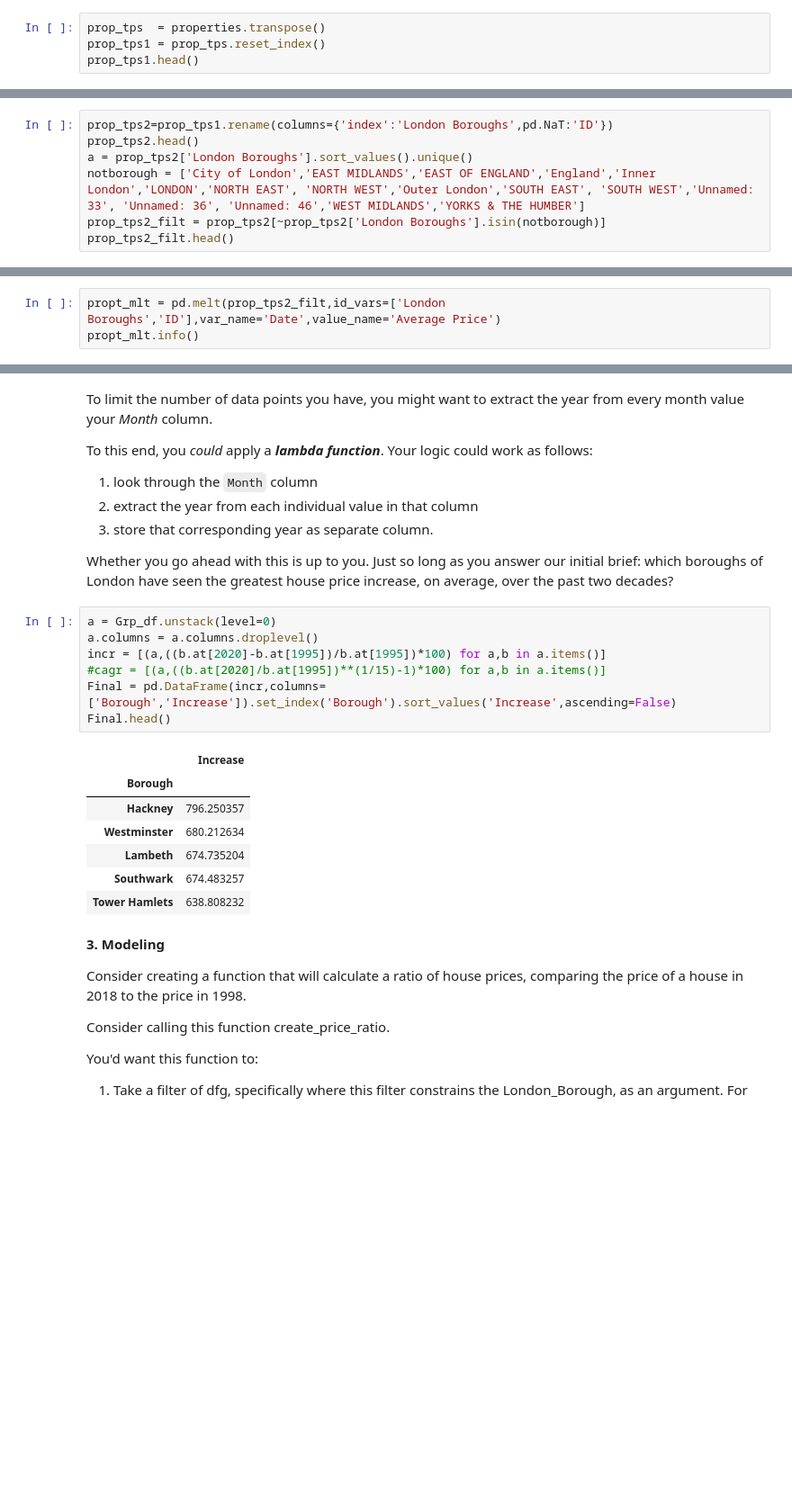
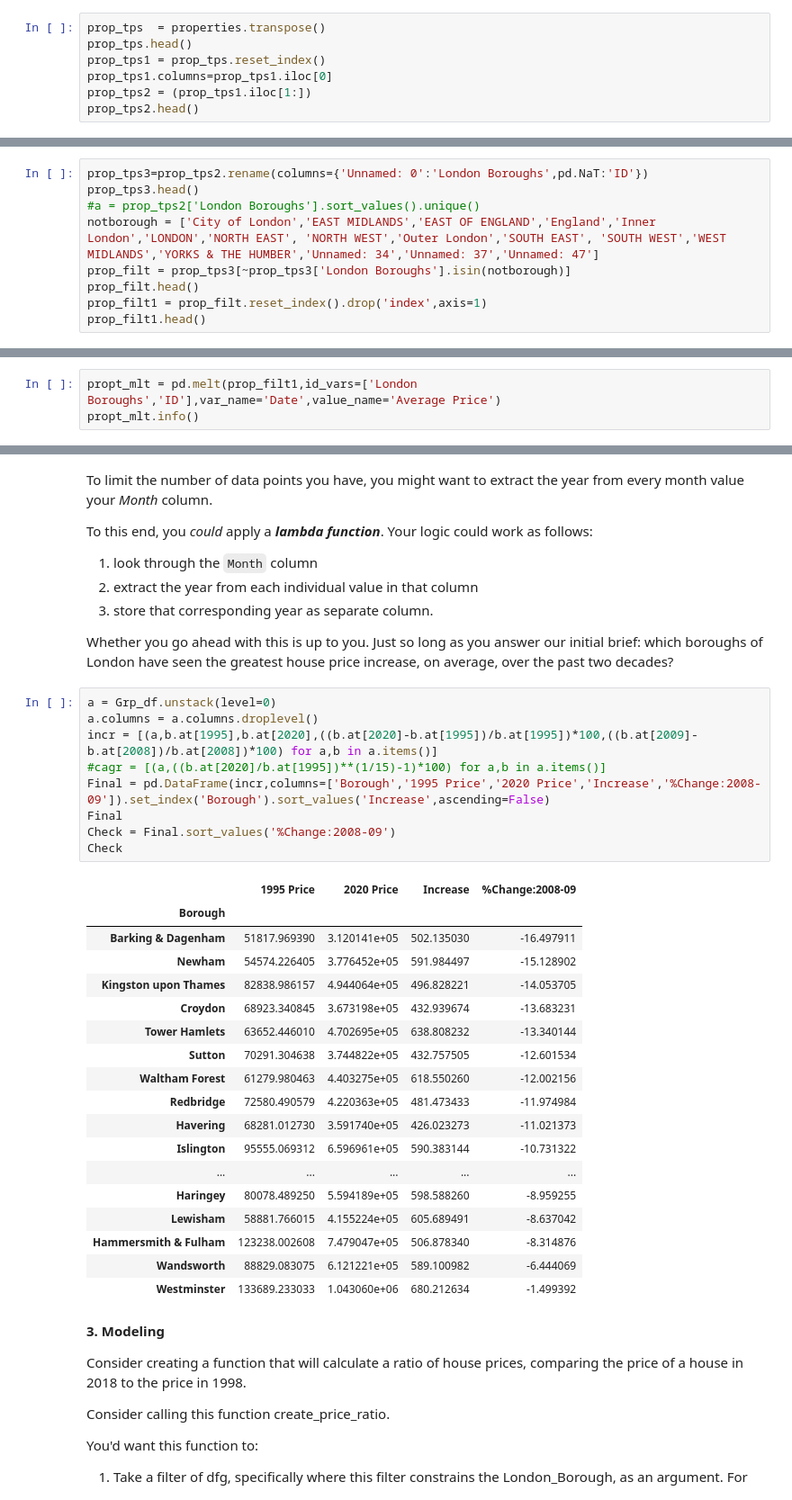
Before and after one commit to phatakshaunak/Springboard-Data-Science, a Jupyter notebook: Unit 4 Challenge - Tier 3.ipynb, the cells around one changed output, grey strips where cells are left out. Shown at 90% size. Saved outputs shown, nothing was run; the diff lists cells and outputs as text; blank space fills up the shorter version.

```diff
--- a/Unit 4 Challenge - Tier 3.ipynb
+++ b/Unit 4 Challenge - Tier 3.ipynb
@@ -121,6 +121,9 @@ You might find you need to transpose your dataframe, check out what its row inde
 Don't be afraid to use StackOverflow for help  with this.
 # %%
 prop_tps  = properties.transpose()
+prop_tps.head()
 prop_tps1 = prop_tps.reset_index()
-prop_tps1.head()
+prop_tps1.columns=prop_tps1.iloc[0]
+prop_tps2 = (prop_tps1.iloc[1:])
+prop_tps2.head()
 # %% [output]
@@ -136,11 +139,13 @@ prop_tps1.head()
 
 You might we have to **rename** a couple columns. How do you do this? The clue's pretty bold...
 # %%
-prop_tps2=prop_tps1.rename(columns={'index':'London Boroughs',pd.NaT:'ID'})
-prop_tps2.head()
-a = prop_tps2['London Boroughs'].sort_values().unique()
-notborough = ['City of London','EAST MIDLANDS','EAST OF ENGLAND','England','Inner London','LONDON','NORTH EAST', 'NORTH WEST','Outer London','SOUTH EAST', 'SOUTH WEST','Unnamed: 33', 'Unnamed: 36', 'Unnamed: 46','WEST MIDLANDS','YORKS & THE HUMBER']
-prop_tps2_filt = prop_tps2[~prop_tps2['London Boroughs'].isin(notborough)]
-prop_tps2_filt.head()
+prop_tps3=prop_tps2.rename(columns={'Unnamed: 0':'London Boroughs',pd.NaT:'ID'})
+prop_tps3.head()
+#a = prop_tps2['London Boroughs'].sort_values().unique()
+notborough = ['City of London','EAST MIDLANDS','EAST OF ENGLAND','England','Inner London','LONDON','NORTH EAST', 'NORTH WEST','Outer London','SOUTH EAST', 'SOUTH WEST','WEST MIDLANDS','YORKS & THE HUMBER','Unnamed: 34','Unnamed: 37','Unnamed: 47']
+prop_filt = prop_tps3[~prop_tps3['London Boroughs'].isin(notborough)]
+prop_filt.head()
+prop_filt1 = prop_filt.reset_index().drop('index',axis=1)
+prop_filt1.head()
 # %% [output]
 |  | London Boroughs | ID | 1995-01-01 00:00:00 | 1995-02-01 00:00:00 | 1995-03-01 00:00:00 | ... |
@@ -157,7 +162,7 @@ Remember what Wes McKinney said about tidy data?
 
 You might need to **melt** your DataFrame here.
 # %%
-propt_mlt = pd.melt(prop_tps2_filt,id_vars=['London Boroughs','ID'],var_name='Date',value_name='Average Price')
+propt_mlt = pd.melt(prop_filt1,id_vars=['London Boroughs','ID'],var_name='Date',value_name='Average Price')
 propt_mlt.info()
 # %% [output]
 <class 'pandas.core.frame.DataFrame'>
@@ -217,18 +240,31 @@ Whether you go ahead with this is up to you. Just so long as you answer our init
 # %%
 a = Grp_df.unstack(level=0)
 a.columns = a.columns.droplevel()
-incr = [(a,((b.at[2020]-b.at[1995])/b.at[1995])*100) for a,b in a.items()]
+incr = [(a,b.at[1995],b.at[2020],((b.at[2020]-b.at[1995])/b.at[1995])*100,((b.at[2009]-b.at[2008])/b.at[2008])*100) for a,b in a.items()]
 #cagr = [(a,((b.at[2020]/b.at[1995])**(1/15)-1)*100) for a,b in a.items()]
-Final = pd.DataFrame(incr,columns=['Borough','Increase']).set_index('Borough').sort_values('Increase',ascending=False)
-Final.head()
+Final = pd.DataFrame(incr,columns=['Borough','1995 Price','2020 Price','Increase','%Change:2008-09']).set_index('Borough').sort_values('Increase',ascending=False)
+Final
+Check = Final.sort_values('%Change:2008-09')
+Check
 # %% [output]
-|  | Increase |
-| Borough |  |
-| Hackney | 796.250357 |
-| Westminster | 680.212634 |
-| Lambeth | 674.735204 |
-| Southwark | 674.483257 |
-| Tower Hamlets | 638.808232 |
+|  | 1995 Price | 2020 Price | Increase | %Change:2008-09 |
+| Borough |  |  |  |  |
+| Barking & Dagenham | 51817.969390 | 3.120141e+05 | 502.135030 | -16.497911 |
+| Newham | 54574.226405 | 3.776452e+05 | 591.984497 | -15.128902 |
+| Kingston upon Thames | 82838.986157 | 4.944064e+05 | 496.828221 | -14.053705 |
+| Croydon | 68923.340845 | 3.673198e+05 | 432.939674 | -13.683231 |
+| Tower Hamlets | 63652.446010 | 4.702695e+05 | 638.808232 | -13.340144 |
+| Sutton | 70291.304638 | 3.744822e+05 | 432.757505 | -12.601534 |
+| Waltham Forest | 61279.980463 | 4.403275e+05 | 618.550260 | -12.002156 |
+| Redbridge | 72580.490579 | 4.220363e+05 | 481.473433 | -11.974984 |
+| Havering | 68281.012730 | 3.591740e+05 | 426.023273 | -11.021373 |
+| Islington | 95555.069312 | 6.596961e+05 | 590.383144 | -10.731322 |
+| ... | ... | ... | ... | ... |
+| Haringey | 80078.489250 | 5.594189e+05 | 598.588260 | -8.959255 |
+| Lewisham | 58881.766015 | 4.155224e+05 | 605.689491 | -8.637042 |
+| Hammersmith & Fulham | 123238.002608 | 7.479047e+05 | 506.878340 | -8.314876 |
+| Wandsworth | 88829.083075 | 6.121221e+05 | 589.100982 | -6.444069 |
+| Westminster | 133689.233033 | 1.043060e+06 | 680.212634 | -1.499392 |
 # %% [markdown]
 **3. Modeling**
 
```
Also changed, not shown: parts of 11 cells of this notebook.
